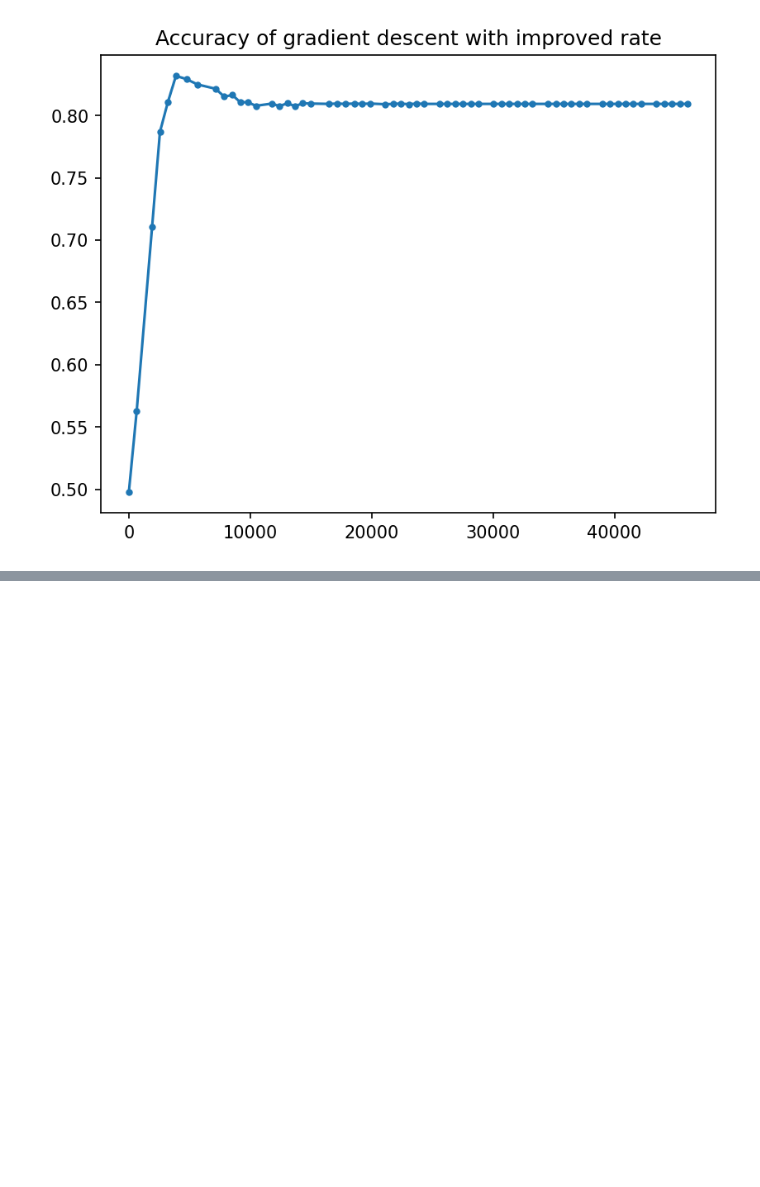
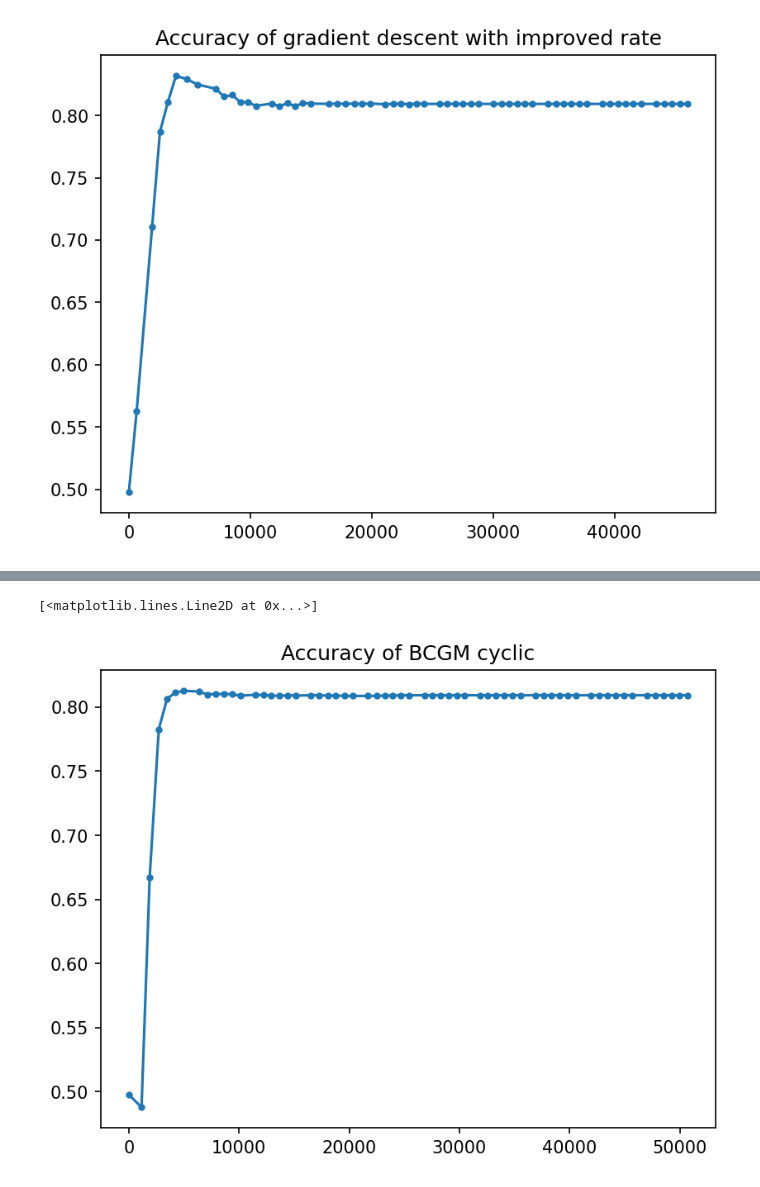
Before and after one commit to RobEngin/Optimization-Gradient-Descent, a Jupyter notebook: Blobs.ipynb, the cells around one changed output, grey strips where cells are left out. Cells and saved outputs as stored; diff of their text form; code cells hidden in the pictures; blank space fills up the shorter version.

```diff
--- a/Blobs.ipynb
+++ b/Blobs.ipynb
@@ -447,0 +681,41 @@ plt.plot(ticks_gd_improved, accuracies_gd_improved, marker='.')
+# %%
+y_unlabeled_bcgd_cyclic = np.copy(y_unlabeled_initial).astype("float64")
+# %%
+%%time
+ticks_bcgd_cyclic= [0]
+accuracies_bcgd_cyclic= [accuracy(y_unlabeled_bcgd_cyclic)]
+losses_bcgm_cyclic = [loss(y_labeled, y_unlabeled_bcgd_cyclic)]
+
+previous_grad_cyclic = gradient(y_unlabeled_bcgd_cyclic)
+max_iterations = NUM_ITERS*len(y_unlabeled_bcgd_cyclic)
+
+init_time = time.time() * 1000
+
+for i in range(max_iterations):
+    if i % (max_iterations * OUTPUT_STEP) == 0 :
+        print(f"{int(i/max_iterations*100):02}% - iter {i} / {max_iterations}", end="")
+
+    index = i % len(y_unlabeled_bcgd_cyclic)
+
+    step, new_grad = update_gradient(previous_grad_cyclic, Li, index)
+    y_unlabeled_bcgd_cyclic[index] = y_unlabeled_bcgd_cyclic[index] - step
+    previous_grad_cyclic = new_grad
+
+    if EPSILON >= np.linalg.norm(previous_grad_cyclic):
+        break
+
+    if (i+1) % len(y_unlabeled_target) == 0:
+
+        accuracies_bcgd_cyclic.append(accuracy(y_unlabeled_bcgd_cyclic))
+        losses_bcgm_cyclic.append(loss(y_labeled, y_unlabeled_bcgd_cyclic))
+        ticks_bcgd_cyclic.append(time.time() * 1000 - init_time)
+
+    if i % (max_iterations * OUTPUT_STEP) == 0 :
+        print(f" - final accuracy {(accuracies_bcgd_cyclic[-1])*100:05.2f}% - loss {loss(y_labeled, y_unlabeled_bcgd_cyclic):05.2f}")
+
+
+print(f"""
+Final accuracy: {round(accuracies_bcgd_cyclic[-1]* 100, 2)}%
+Norm gradient: {np.linalg.norm(gradient(y_unlabeled_bcgd_cyclic))}
+Loss: {loss(y_labeled, y_unlabeled_bcgd_cyclic)}
+""")
@@ -447,0 +740,7 @@ plt.plot(ticks_gd_improved, accuracies_gd_improved, marker='.')
+# %%
+plt.figure(dpi=PLOT_DPI)
+plt.title("Accuracy of BCGM cyclic")
+plt.plot(ticks_bcgd_cyclic, accuracies_bcgd_cyclic, marker='.')
+# %% [output]
+[<matplotlib.lines.Line2D at 0x...>]
+[figure, added]
```
Also changed, not shown: parts of 23 cells of this notebook.
